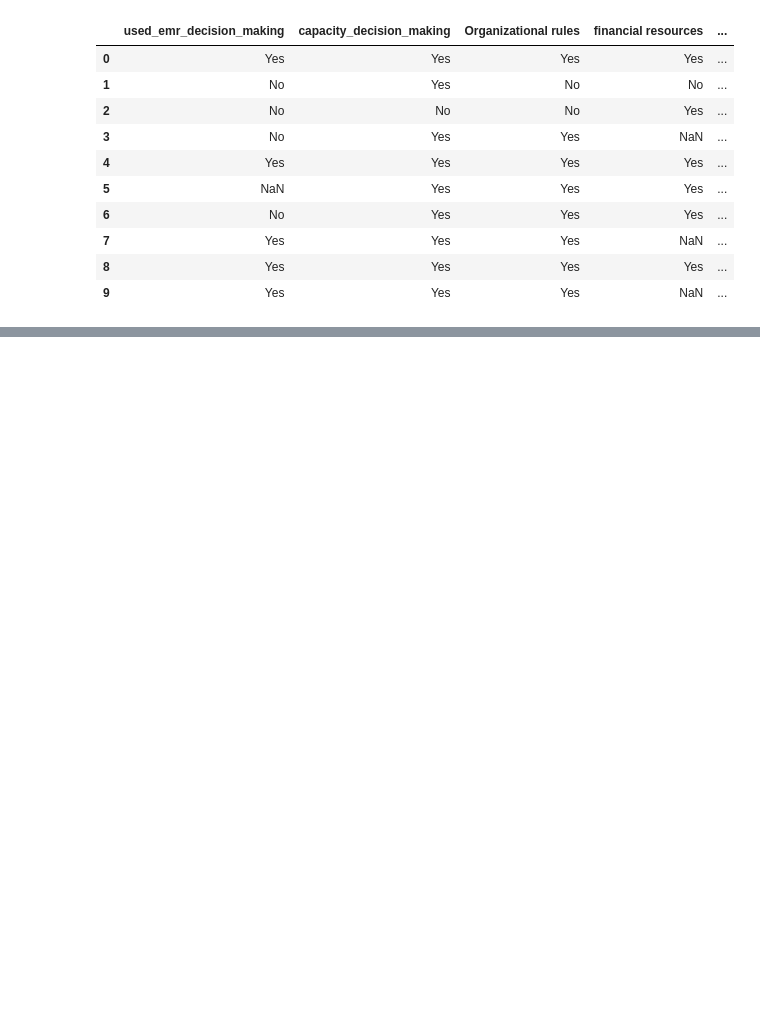
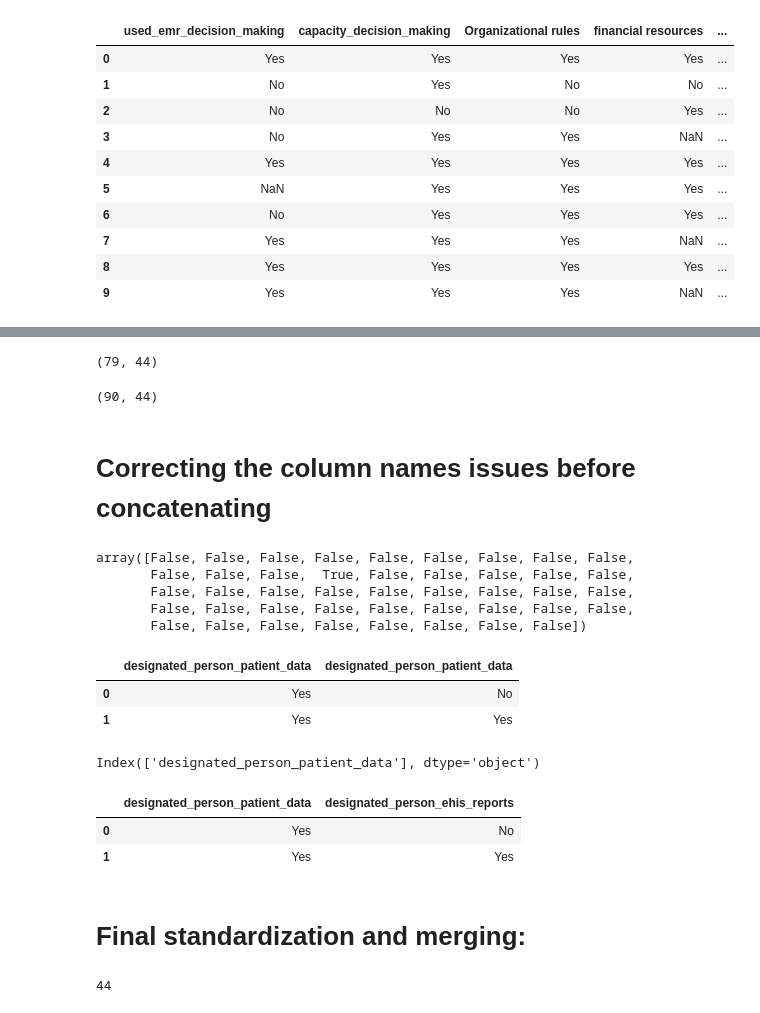
Before and after one commit to Ugoeze-hub/EMR_ANALYSIS, a Jupyter notebook: analysis.ipynb, the cells around one changed output, grey strips where cells are left out. Saved outputs shown, nothing was run; the diff lists cells and outputs as text; code cells hidden in the pictures; blank space fills up the shorter version.

Commit message:
finally cleaned the data(more accuracy than earlier)

```diff
--- a/analysis.ipynb
+++ b/analysis.ipynb
@@ -587,0 +630,33 @@ df_2.iloc[:10,25:]
+# %%
+# dropping the time column for the anlaysis
+df_2.drop(columns=['time'],inplace=True)
+# %%
+df_online.shape
+# %% [output]
+(79, 44)
+# %%
+df_2.shape
+# %% [output]
+(90, 44)
+# %% [markdown]
+# Correcting the column names issues before concatenating
+# %%
+df_2.columns.duplicated()
+# %% [output]
+array([False, False, False, False, False, False, False, False, False,
+       False, False, False,  True, False, False, False, False, False,
+       False, False, False, False, False, False, False, False, False,
+       False, False, False, False, False, False, False, False, False,
+       False, False, False, False, False, False, False, False])
+# %%
+df_2['designated_person_patient_data'].head(2)
+# %% [output]
+|  | designated_person_patient_data | designated_person_patient_data |
+| 0 | Yes | No |
+| 1 | Yes | Yes |
+# %%
+# Option 1: Rename by position
+df_2.columns = df_2.columns.tolist()  # convert Index to list
+df_2.columns[df_2.columns.duplicated()]  # shows the duplicated name(s)
+# %% [output]
+Index(['designated_person_patient_data'], dtype='object')
@@ -587,0 +671,6 @@ df_2.iloc[:10,25:]
+# %%
+df_2[['designated_person_patient_data', 'designated_person_ehis_reports']].head(2)
+# %% [output]
+|  | designated_person_patient_data | designated_person_ehis_reports |
+| 0 | Yes | No |
+| 1 | Yes | Yes |
@@ -587,0 +683,2 @@ df_2.iloc[:10,25:]
+# %% [markdown]
+# Final standardization and merging:
@@ -587,0 +698,5 @@ df_2.iloc[:10,25:]
+# %%
+common_cols = sorted(set(df_1.columns) | set(df_2.columns))
+len(common_cols)
+# %% [output]
+44
```
Also changed, not shown: parts of 12 cells of this notebook.
